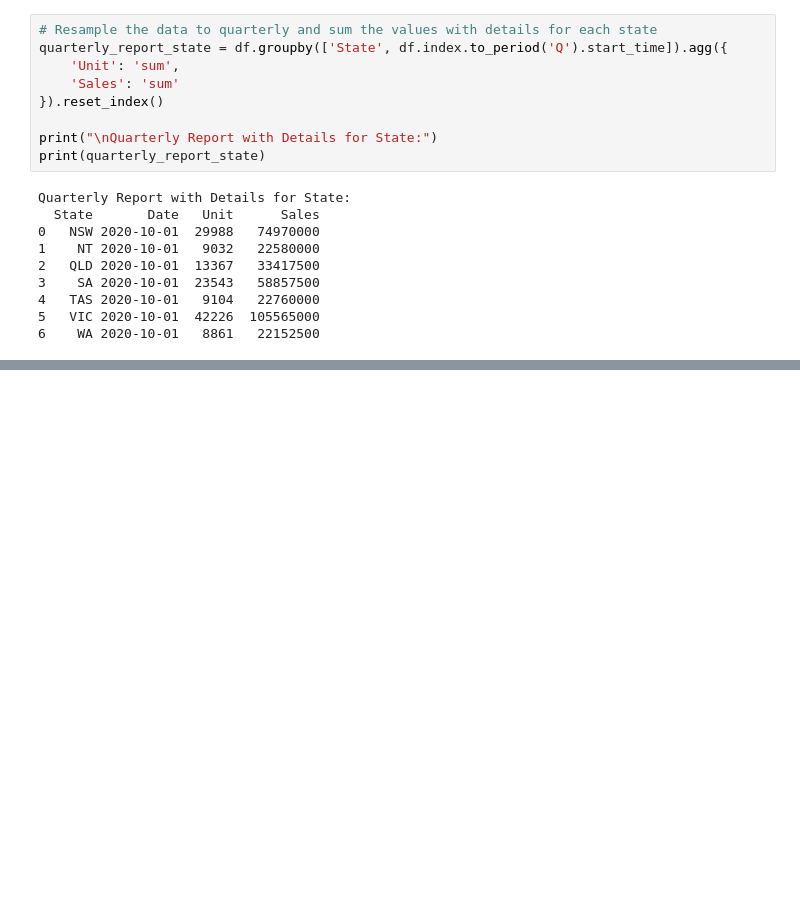
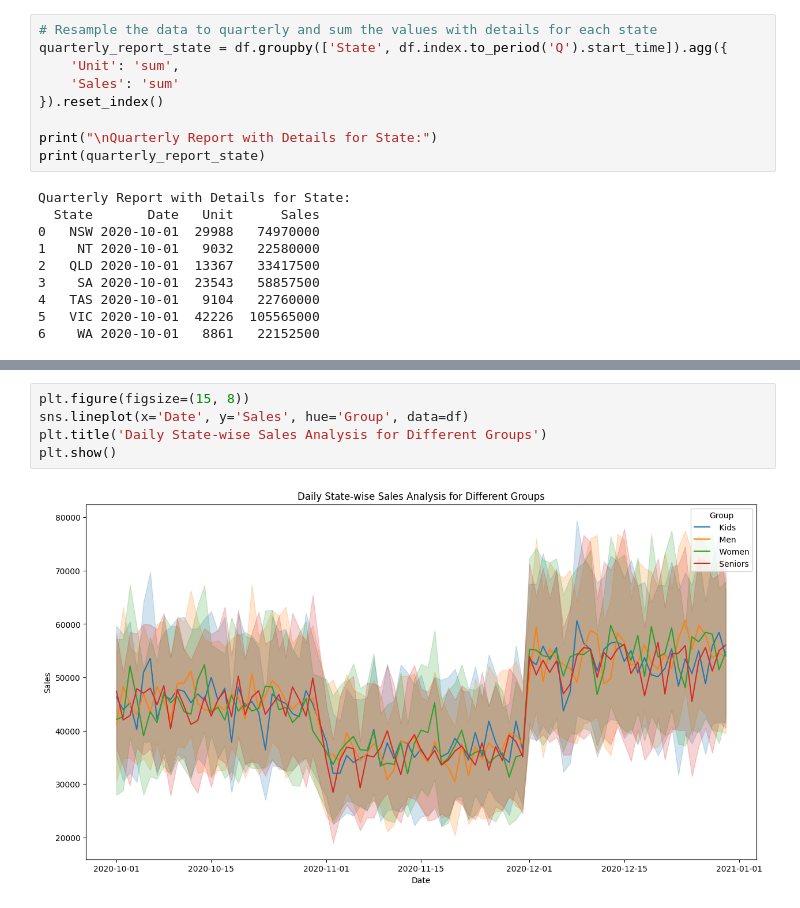
Before and after one commit to fabianfelix/IIT-Applied-DS, a Jupyter notebook: analysis/Sales_Analysis.ipynb, the cells around one changed output, grey strips where cells are left out. Drawn from its saved outputs; the diff is of its cells as text; blank space fills up the shorter version.

```diff
--- a/analysis/Sales_Analysis.ipynb
+++ b/analysis/Sales_Analysis.ipynb
@@ -475,0 +488,7 @@ Quarterly Report with Details for State:
+# %%
+plt.figure(figsize=(15, 8))
+sns.lineplot(x='Date', y='Sales', hue='Group', data=df)
+plt.title('Daily State-wise Sales Analysis for Different Groups')
+plt.show()
+# %% [output]
+[figure, added]
```
Also changed, not shown: parts of 13 cells of this notebook.
